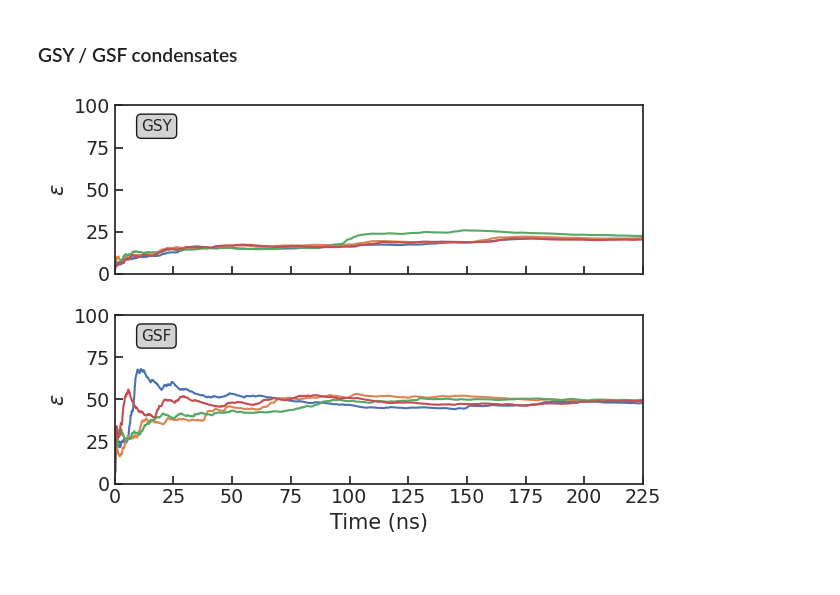
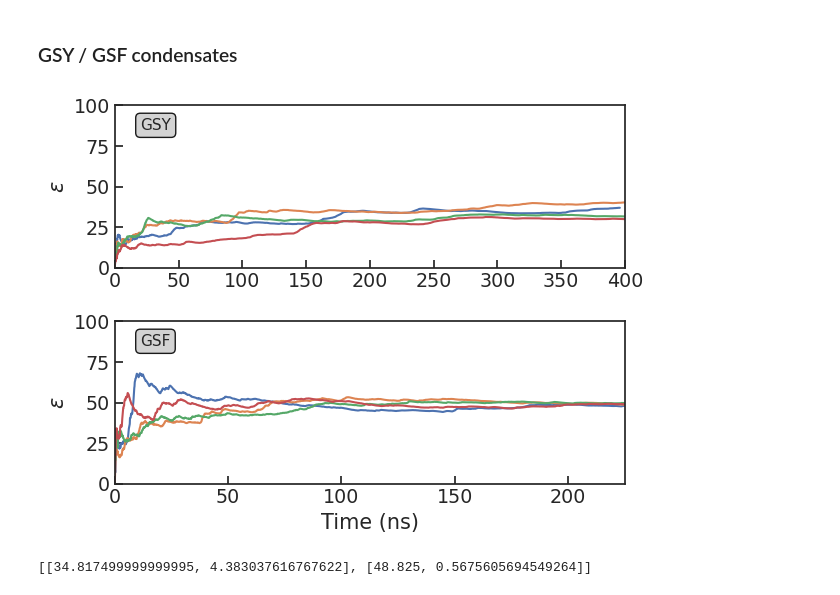
Before and after one commit to BioKT/Stickers, a Jupyter notebook: PHETYR/analysis_dipoles.ipynb, the cells around one changed output. Saved outputs shown, nothing was run; the diff lists cells and outputs as text; code cells hidden in the pictures.

```diff
--- a/PHETYR/analysis_dipoles.ipynb
+++ b/PHETYR/analysis_dipoles.ipynb
@@ -73,28 +73,45 @@ too many indices for array: array is 1-dimensional, but 2 were indexed
 # %% [markdown]
 ### GSY / GSF condensates
 # %%
+fig, ax = plt.subplots(2,1, sharex=False, sharey=True)
+eps_soups = []
+soup = "soup"
+eps = []
+for i in [0,1, 4, 5]:
+    froot = "../analysis/%s_XXL_amber99sb-star-ildnTRUE_tip3p_dense_rep%i_npt_dip_eps.xvg"
+    filename = froot%(soup,i)
+    data = np.loadtxt(filename, comments=["#", "@"])
+    ax[0].plot((data[:,0] - data[0,0])*1e-3, data[:,1])
+    eps.append(data[-1,1])
+eps_soups.append([np.mean(eps), np.std(eps)])
+ax[0].set_xlim(0,400)
+
+soup = "soupF"
 froot = "../analysis/%s_XXL_amber99sb-star-ildnTRUE_tip3p_dense_npt_dip_eps_b%i.xvg"
-fig, ax = plt.subplots(2,1, sharex=True, sharey=True)
-eps_soups = []
-for i,soup in enumerate(["soup", "soupF"]):
-    eps = []
-    for b in range(4):
-        filename = (froot%(soup,b))
-        data = np.loadtxt(filename, comments=["#", "@"])
-        ax[i].plot((data[:,0] - data[0,0])*1e-3, data[:,1])
-        eps.append(data[-1,1])
-    eps_soups.append([np.mean(eps), np.std(eps)])
+
+eps = []
+for b in range(4):
+    filename = (froot%(soup,b))
+    data = np.loadtxt(filename, comments=["#", "@"])
+    ax[1].plot((data[:,0] - data[0,0])*1e-3, data[:,1])
+    eps.append(data[-1,1])
+eps_soups.append([np.mean(eps), np.std(eps)])
 
 ax[0].text(0.05,0.85, "GSY", fontsize=11, transform=ax[0].transAxes, \
                           bbox=dict(edgecolor='k', facecolor='lightgray', boxstyle='round'))
 ax[1].text(0.05,0.85, "GSF", fontsize=11, transform=ax[1].transAxes, \
                           bbox=dict(edgecolor='k', facecolor='lightgray', boxstyle='round'))
 #ax[-1].set_ylim(-135000,-0)
 ax[-1].set_xlim(0,225)
 ax[-1].set_ylim(0,100)
 ax[-1].set_xlabel('Time (ns)')
 ax[0].set_ylabel(r'$\varepsilon$')
 ax[1].set_ylabel(r'$\varepsilon$')
 plt.tight_layout()
+plt.savefig("figures/eps_soups_rev.png", dpi=300, transparent=True)
 # %% [output]
-[figure, old version]
+[figure, new version]
+# %%
+eps_soups
+# %% [output]
+[[34.817499999999995, 4.383037616767622], [48.825, 0.5675605694549264]]
```
Also changed, not shown: 5 other files.
